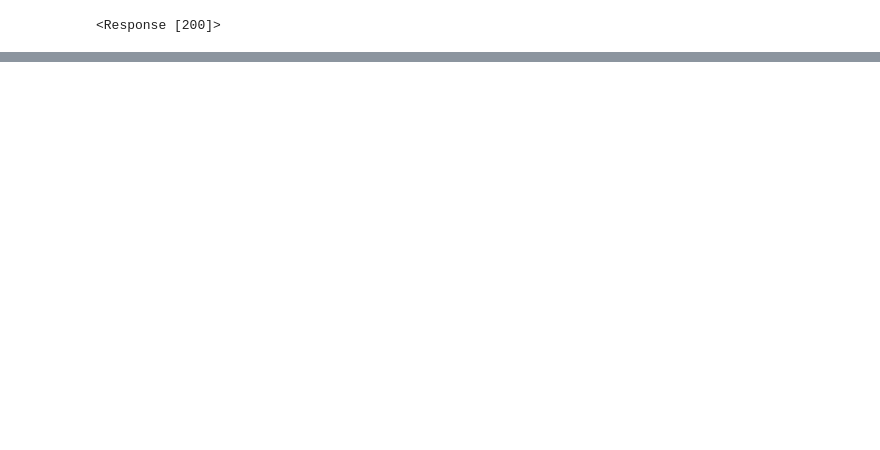
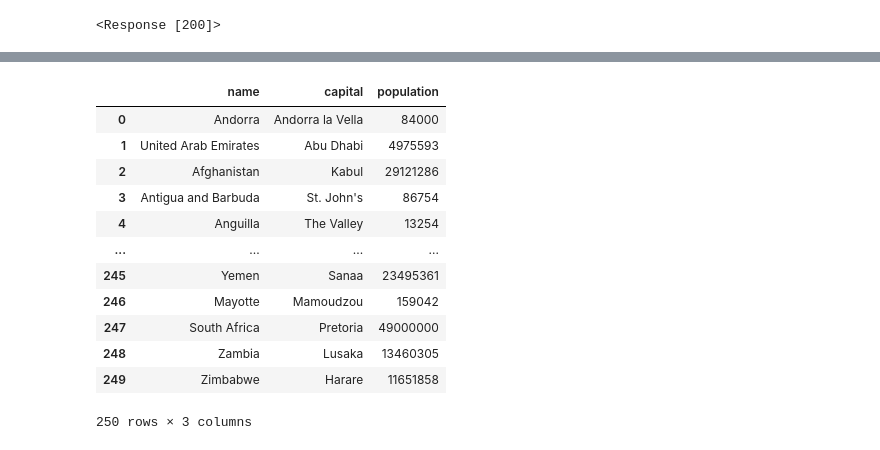
Before and after one commit to Nahin4200/AI-ML_learning_journey, a Jupyter notebook: data/data_collection.ipynb, the cells around one changed output, grey strips where cells are left out. Cells and saved outputs as stored; diff of their text form; code cells hidden in the pictures; blank space fills up the shorter version.

Commit message:
add data scrapeing

```diff
--- a/data/data_collection.ipynb
+++ b/data/data_collection.ipynb
@@ -112,6 +76,6 @@ res
 if res.status_code == 200:
     print(res.headers)
 
-with open("scrape_data/data1.html", "w") as f:
+with open("scrape_data/data1.html", "w", encoding="utf-8") as f:
     f.write(res.text)
 # %% [output]
@@ -119,0 +101,7 @@ UnicodeEncodeError: 'charmap' codec can't encode character '\u015f' in position
+# %%
+from bs4 import BeautifulSoup
+
+with open("scrape_data/data1.html", "r") as f:
+    html_content = f.read()
+
+soup = BeautifulSoup(html_content, "lxml")
@@ -119,0 +116,12 @@ UnicodeEncodeError: 'charmap' codec can't encode character '\u015f' in position
+# %%
+#soup.find_all("h3")
+all_h3 = soup.find_all("h3")
+
+all_countries = []
+
+for h3 in all_h3:
+    name = h3.get_text(strip=True)
+    # print(h3.find_parent("div")["class"])
+    population = h3.find_next("div").select("span.country-population")[0].get_text(strip=True)
+    capital = h3.find_next("div").select("span.country-capital")[0].get_text(strip = True)
+    all_countries.append([name, capital, population])
@@ -119,0 +160,19 @@ UnicodeEncodeError: 'charmap' codec can't encode character '\u015f' in position
+# %%
+import pandas as pd
+
+df = pd.DataFrame(all_countries, columns=["name", "capital", "population"])
+df
+# %% [output]
+|  | name | capital | population |
+| 0 | Andorra | Andorra la Vella | 84000 |
+| 1 | United Arab Emirates | Abu Dhabi | 4975593 |
+| 2 | Afghanistan | Kabul | 29121286 |
+| 3 | Antigua and Barbuda | St. John's | 86754 |
+| 4 | Anguilla | The Valley | 13254 |
+| ... | ... | ... | ... |
+| 245 | Yemen | Sanaa | 23495361 |
+| 246 | Mayotte | Mamoudzou | 159042 |
+| 247 | South Africa | Pretoria | 49000000 |
+| 248 | Zambia | Lusaka | 13460305 |
+| 249 | Zimbabwe | Harare | 11651858 |
+250 rows × 3 columns
```
Also changed, not shown: parts of 10 cells of this notebook, 1 other file.
